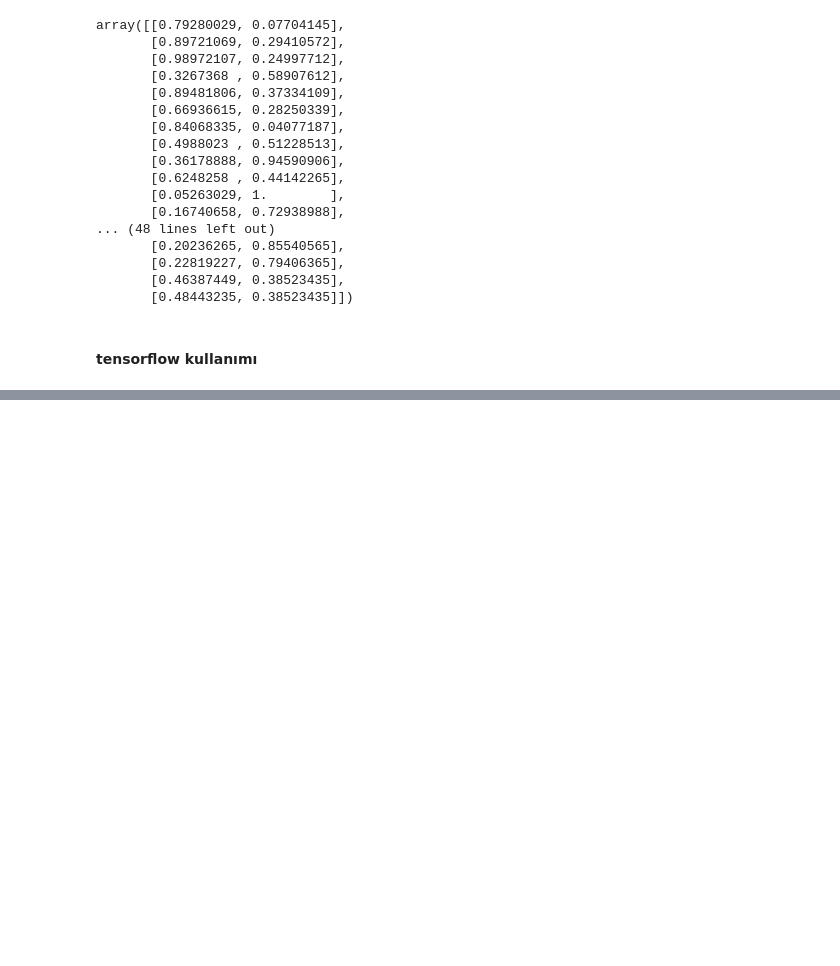
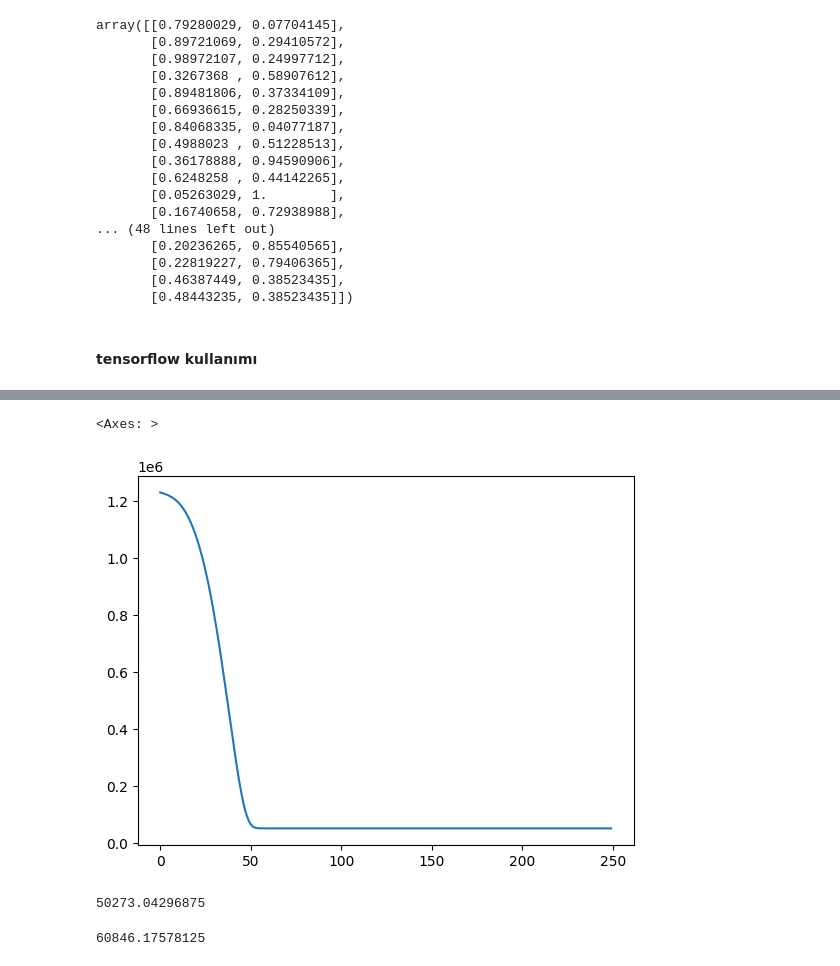
Before and after one commit to can-ozyasar/Veri-Bilimi-icin-Python-ve-tensorflow_BTK, a Jupyter notebook: Tensorflow/8.8_Veriyi Hazirlama/29-TensorFlowGiris.ipynb, the cells around one changed output, grey strips where cells are left out. Drawn from its saved outputs; the diff is of its cells as text; code cells hidden in the pictures; blank space fills up the shorter version.

Commit message:
model test fit edildi  ve loss değerleri grafikleştirildi

```diff
--- a/Tensorflow/8.8_Veriyi Hazirlama/29-TensorFlowGiris.ipynb
+++ b/Tensorflow/8.8_Veriyi Hazirlama/29-TensorFlowGiris.ipynb
@@ -157,9 +157,9 @@ from tensorflow.keras.layers import Dense  #katmanlar için
 
 model=Sequential()
 # %%
-model.add(Dense(4,activation="relu")) #katmanların eklenmesi 5 nöronlu
-model.add(Dense(4,activation="relu"))
-model.add(Dense(4,activation="relu"))
+model.add(Dense(8,activation="relu")) #katmanların eklenmesi 5 nöronlu
+model.add(Dense(7,activation="relu"))
+model.add(Dense(5,activation="relu"))
 # %%
 model.add(Dense(1))  #çıktı katmanı
 # %%
@@ -166,0 +171,2 @@ model.compile(optimizer ="rmsprop",loss="mse") #modeli oluşturur / optimizer "a
+# %%
+model.fit(x_train,y_train,epochs=250, batch_size=2 )
@@ -166,0 +192,2 @@ model.compile(optimizer ="rmsprop",loss="mse") #modeli oluşturur / optimizer "a
+# %%
+loss=model.history.history["loss"]
@@ -166,0 +196,5 @@ model.compile(optimizer ="rmsprop",loss="mse") #modeli oluşturur / optimizer "a
+# %%
+sbn.lineplot( x=range(len(loss)),y=loss )
+# %% [output]
+<Axes: >
+[figure, added]
@@ -166,0 +205,8 @@ model.compile(optimizer ="rmsprop",loss="mse") #modeli oluşturur / optimizer "a
+# %%
+trainLoss
+# %% [output]
+50273.04296875
+# %%
+testLoss
+# %% [output]
+60846.17578125
```
Also changed, not shown: parts of 6 cells of this notebook.
